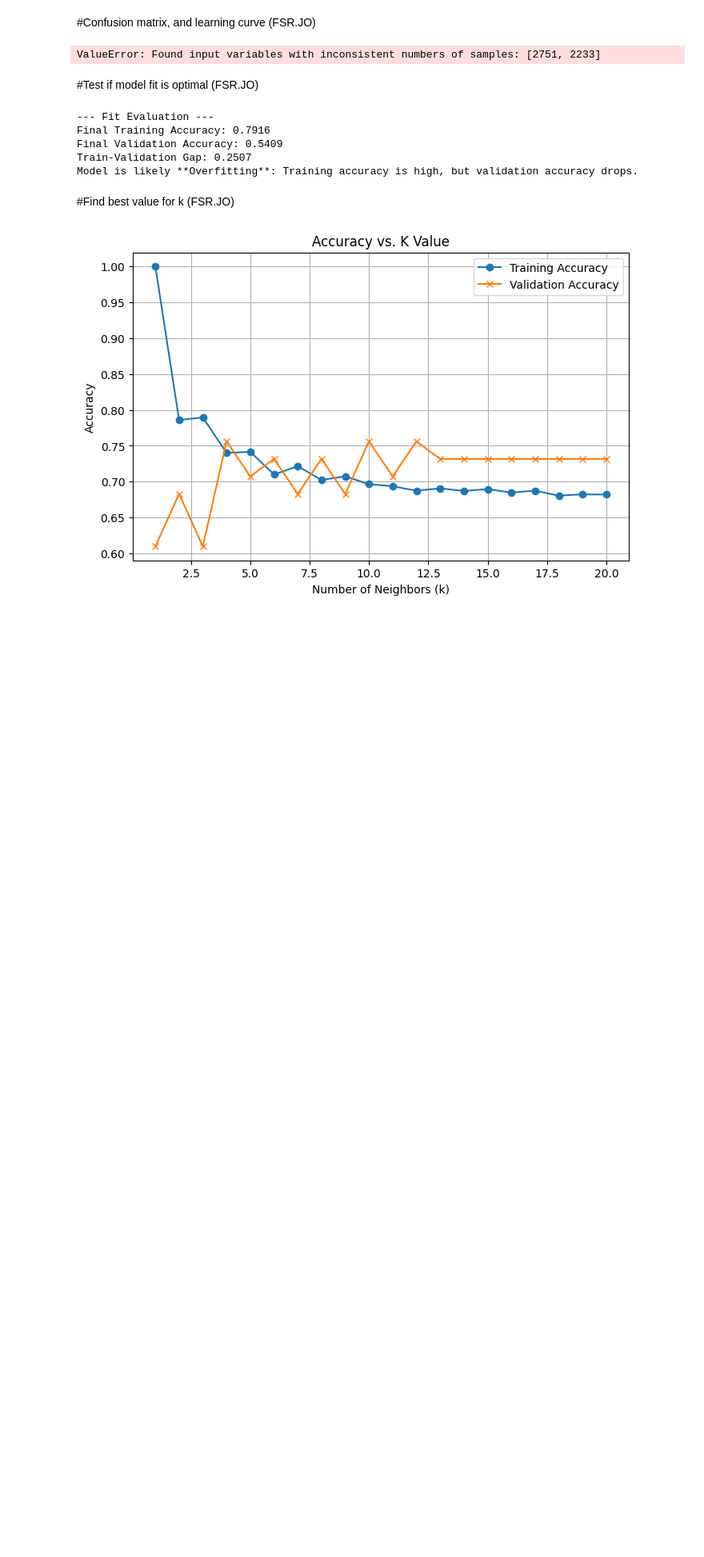
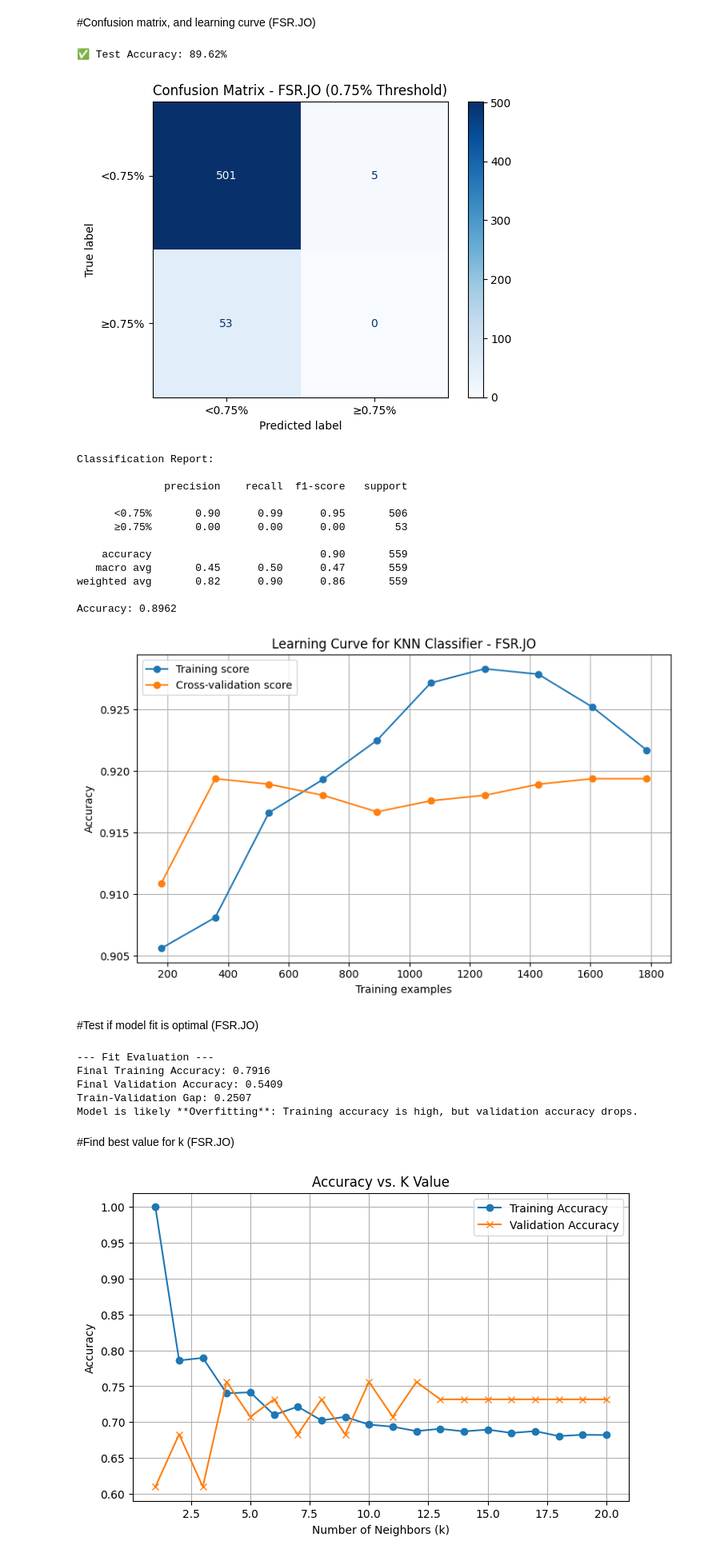
Before and after one commit to Deleon57/EDAR-Data, a Jupyter notebook: KNN.ipynb, the cells around one changed output. Shown at 80% size. Cells and saved outputs as stored; diff of their text form; code cells hidden in the pictures; blank space fills up the shorter version.

```diff
--- a/KNN.ipynb
+++ b/KNN.ipynb
@@ -106,25 +53,18 @@ print(f"✅ Test Accuracy: {test_accuracy:.2%}")
 # %% [markdown]
 #Confusion matrix, and learning curve (FSR.JO)
 # %%
-# ---------------------------------------------
-# STEP 1: Import Required Libraries
-# ---------------------------------------------
+import pandas as pd
 import numpy as np
-import pandas as pd
-import matplotlib.pyplot as plt
-import seaborn as sns
-
-from sklearn.model_selection import train_test_split, learning_curve
+from sklearn.model_selection import train_test_split
 from sklearn.preprocessing import StandardScaler
 from sklearn.neighbors import KNeighborsClassifier
-from sklearn.metrics import confusion_matrix, ConfusionMatrixDisplay, classification_report, accuracy_score
+
 
 Close = df['Close']
 fsr = Close['FSR.JO']
 
-
 returns = fsr.pct_change()
-y = (returns >= 0.0075).astype(int)
+y = (returns >= 0.025).astype(int)
 
 X = pd.DataFrame()
 X['lag_1'] = fsr.shift(1)
@@ -132,27 +72,28 @@ X['lag_2'] = fsr.shift(2)
 X['ma_3'] = fsr.rolling(3).mean().shift(1)
 X['ma_5'] = fsr.rolling(5).mean().shift(1)
 
-# Clean data
+# Drop missing values and align target
 X = X.dropna()
 y = y.loc[X.index]
 
 
-X_train = X[X.index.year < 2024]
-X_test = X[X.index.year == 2024]
-y_train = y[y.index.year < 2024]
-y_test = y[y.index.year == 2024]
+X_train, X_test, y_train, y_test = train_test_split(
+    X, y, test_size=0.2, random_state=42
+)
 
 
 scaler = StandardScaler()
 X_train_scaled = scaler.fit_transform(X_train)
 X_test_scaled = scaler.transform(X_test)
 
-X_train, X_test, y_train, y_test = train_test_split(X, y, test_size=0.2, random_state=42)
 
-knn = KNeighborsClassifier(n_neighbors=3)
+knn = KNeighborsClassifier(n_neighbors=5)
 knn.fit(X_train_scaled, y_train)
 
-# Predict
+
+test_accuracy = knn.score(X_test_scaled, y_test)
+print(f"✅ Test Accuracy: {test_accuracy:.2%}")
+
 y_pred = knn.predict(X_test_scaled)
 
 
@@ -161,34 +102,48 @@ disp = ConfusionMatrixDisplay(confusion_matrix=cm, display_labels=["<0.75%", "
 disp.plot(cmap='Blues')
 plt.title("Confusion Matrix - FSR.JO (0.75% Threshold)")
 plt.show()
 
 print("Classification Report:\n")
 print(classification_report(y_test, y_pred, target_names=["<0.75%", "≥0.75%"]))
 
 accuracy = accuracy_score(y_test, y_pred)
 print(f"Accuracy: {accuracy:.4f}")
 
 
 train_sizes, train_scores, test_scores = learning_curve(
     knn, X_train_scaled, y_train, cv=5, scoring='accuracy',
     train_sizes=np.linspace(0.1, 1.0, 10), random_state=42
 )
 
 train_scores_mean = np.mean(train_scores, axis=1)
 test_scores_mean = np.mean(test_scores, axis=1)
 
 plt.figure(figsize=(8, 5))
 plt.plot(train_sizes, train_scores_mean, 'o-', label='Training score')
 plt.plot(train_sizes, test_scores_mean, 'o-', label='Cross-validation score')
 plt.xlabel('Training examples')
 plt.ylabel('Accuracy')
 plt.title('Learning Curve for KNN Classifier - FSR.JO')
 plt.legend(loc='best')
 plt.grid(True)
 plt.tight_layout()
 plt.show()
 # %% [output]
-ValueError: Found input variables with inconsistent numbers of samples: [2751, 2233]
+✅ Test Accuracy: 89.62%
+[figure, added]
+Classification Report:
+
+              precision    recall  f1-score   support
+
+      <0.75%       0.90      0.99      0.95       506
+      ≥0.75%       0.00      0.00      0.00        53
+
+    accuracy                           0.90       559
+   macro avg       0.45      0.50      0.47       559
+weighted avg       0.82      0.90      0.86       559
+
+Accuracy: 0.8962
+[figure, added]
 # %% [markdown]
 #Test if model fit is optimal (FSR.JO)
 # %%
```
Also changed, not shown: parts of 1 cell of this notebook.
